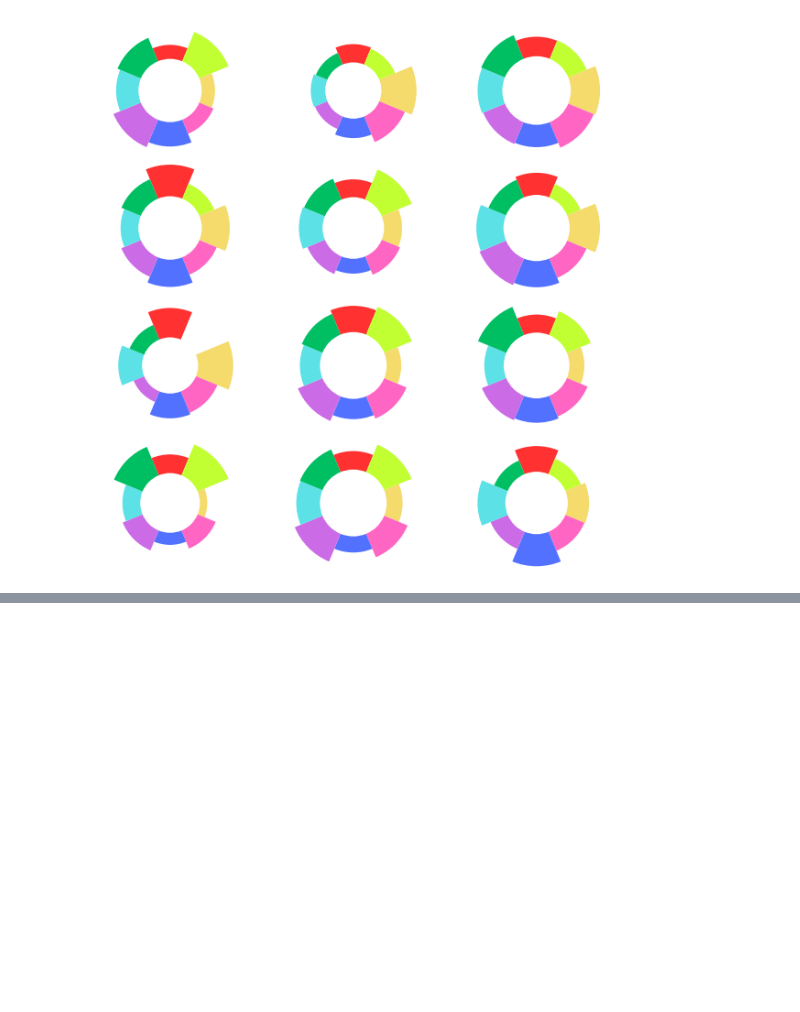
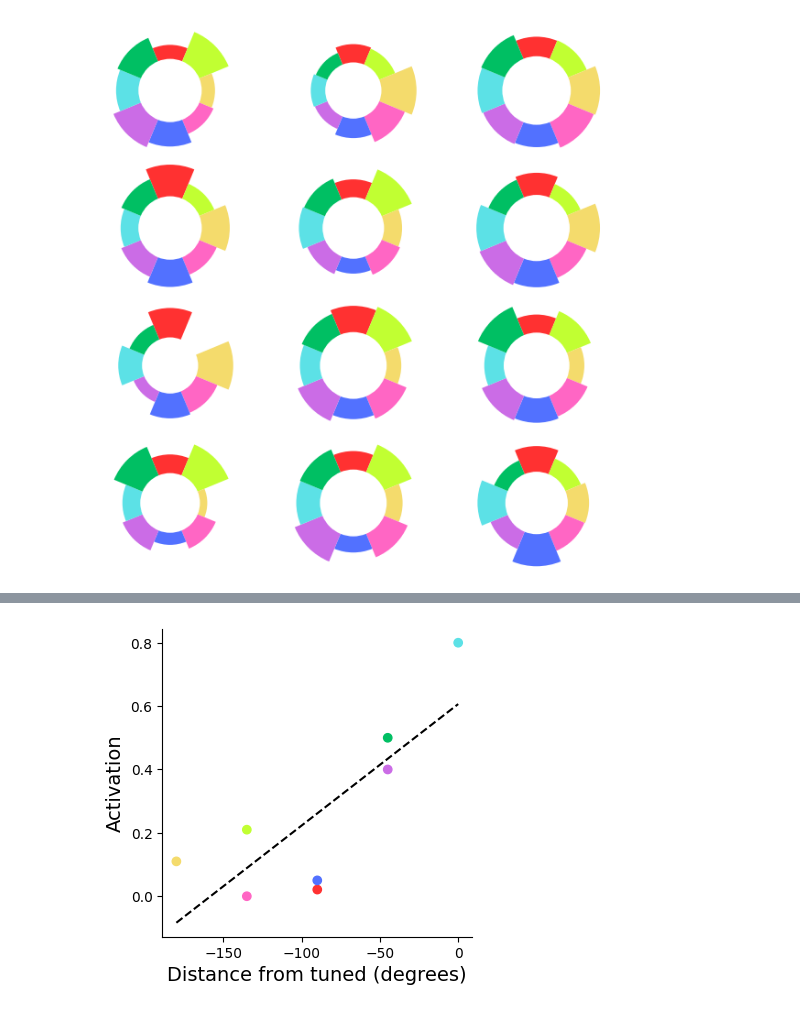
Before and after one commit to voytekresearch/alpha_aperiodic_wm, a Jupyter notebook: code/figs.ipynb, the cells around one changed output, grey strips where cells are left out. Drawn from its saved outputs; the diff is of its cells as text; code cells hidden in the pictures; blank space fills up the shorter version.

```diff
--- a/code/figs.ipynb
+++ b/code/figs.ipynb
@@ -385,0 +410,27 @@ plt.savefig('../figs/predicted_channel_response.png', dpi=300, bbox_inches='tigh
+# %%
+# Define parameters
+feat_space_edges = (0, 359)
+n_channels = 8
+feat_space_range = (np.diff(feat_space_edges)[0] + 1).astype(int)
+
+# Determine channel centers and distance from tuned
+channel_centers = np.linspace(
+    feat_space_edges[0], feat_space_edges[-1] + 1,
+    n_channels + 1)[:-1].astype(int)
+dist_from_tuned = np.min([channel_centers, np.abs(
+    channel_centers - feat_space_range)], axis=0)
+idx = np.argmax(amps)
+dist_from_tuned = np.roll(dist_from_tuned, idx)
+
+# Plot CTF slope
+fig = plt.figure(figsize=(4, 4))
+a, b = np.polyfit(-dist_from_tuned, amps, 1)
+x = np.linspace(np.min(-dist_from_tuned), np.max(-dist_from_tuned), 100)
+plt.plot(x, a * x + b, color='k', ls='--')
+plt.scatter(-dist_from_tuned, amps, c=colors)
+plt.xlabel('Distance from tuned (degrees)', fontsize=14)
+plt.ylabel('Activation', fontsize=14)
+sns.despine()
+plt.savefig('../figs/ctf_slope_scatter.png', dpi=300, bbox_inches='tight')
+# %% [output]
+[figure, added]
```
Also changed, not shown: parts of 7 cells of this notebook, 2 other files.
